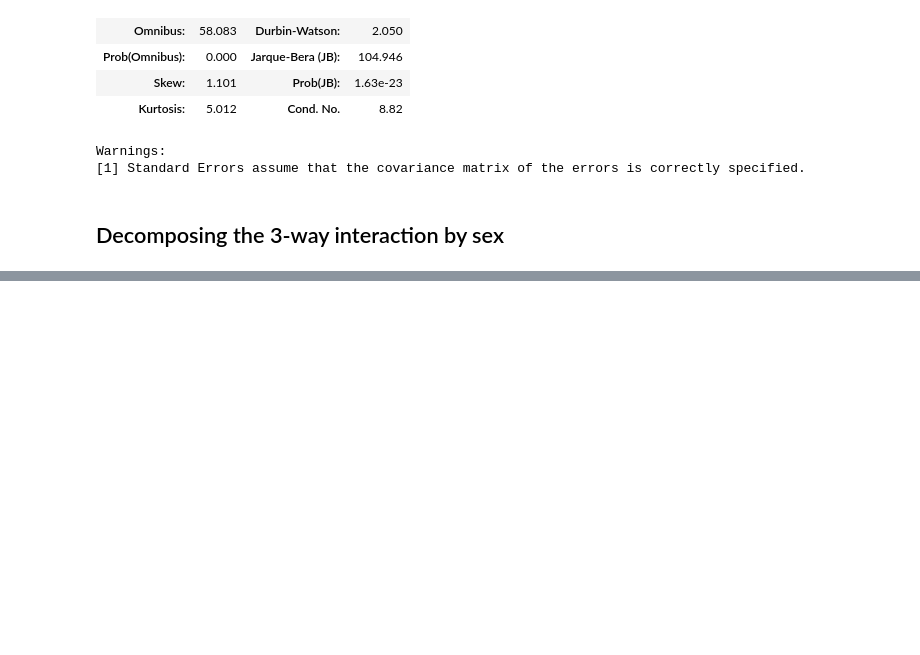
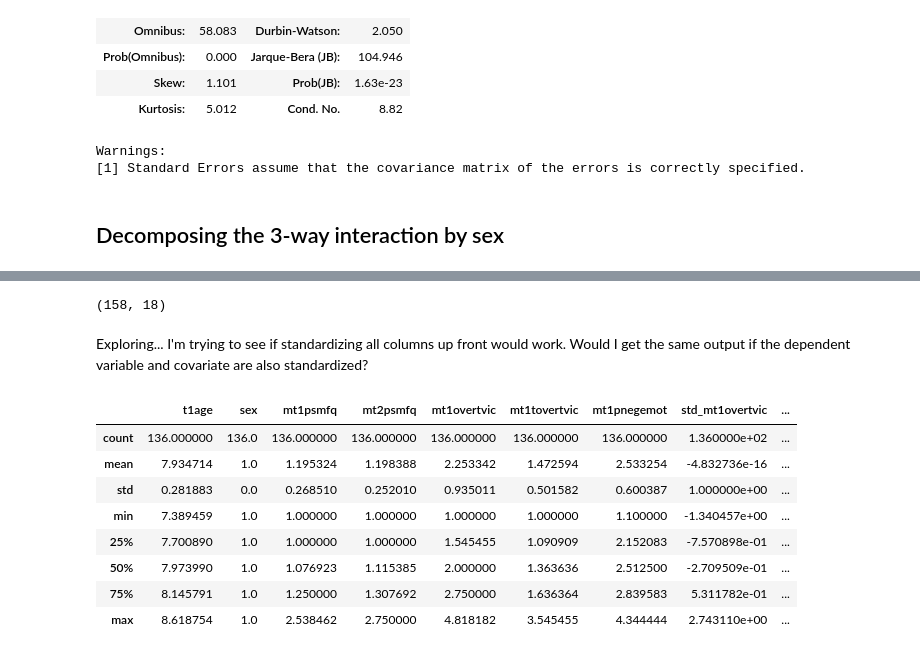
Before and after one commit to orbitse/garbanzo, a Jupyter notebook: temperament.ipynb, the cells around one changed output, grey strips where cells are left out. Saved outputs shown, nothing was run; the diff lists cells and outputs as text; code cells hidden in the pictures; blank space fills up the shorter version.

```diff
--- a/temperament.ipynb
+++ b/temperament.ipynb
@@ -367,0 +193,11 @@ Warnings:
+# %%
+df.shape
+# %% [output]
+(158, 18)
+# %% [markdown]
+Exploring...
+I'm trying to see if standardizing all columns up front would work. Would I get the same output if the dependent variable and covariate are also standardized?
+# %%
+for column in girls.columns:
+  if column.startswith('mt'):
+    girls[f'std_{column}'] = (girls[column] - girls[column].mean()) / girls[column].std()
@@ -367,0 +208,12 @@ Warnings:
+# %%
+girls.describe()
+# %% [output]
+|  | t1age | sex | mt1psmfq | mt2psmfq | mt1overtvic | mt1tovertvic | mt1pnegemot | std_mt1overtvic | ... |
+| count | 136.000000 | 136.0 | 136.000000 | 136.000000 | 136.000000 | 136.000000 | 136.000000 | 1.360000e+02 | ... |
+| mean | 7.934714 | 1.0 | 1.195324 | 1.198388 | 2.253342 | 1.472594 | 2.533254 | -4.832736e-16 | ... |
+| std | 0.281883 | 0.0 | 0.268510 | 0.252010 | 0.935011 | 0.501582 | 0.600387 | 1.000000e+00 | ... |
+| min | 7.389459 | 1.0 | 1.000000 | 1.000000 | 1.000000 | 1.000000 | 1.100000 | -1.340457e+00 | ... |
+| 25% | 7.700890 | 1.0 | 1.000000 | 1.000000 | 1.545455 | 1.090909 | 2.152083 | -7.570898e-01 | ... |
+| 50% | 7.973990 | 1.0 | 1.076923 | 1.115385 | 2.000000 | 1.363636 | 2.512500 | -2.709509e-01 | ... |
+| 75% | 8.145791 | 1.0 | 1.250000 | 1.307692 | 2.750000 | 1.636364 | 2.839583 | 5.311782e-01 | ... |
+| max | 8.618754 | 1.0 | 2.538462 | 2.750000 | 4.818182 | 3.545455 | 4.344444 | 2.743110e+00 | ... |
```
Also changed, not shown: parts of 68 cells of this notebook.
